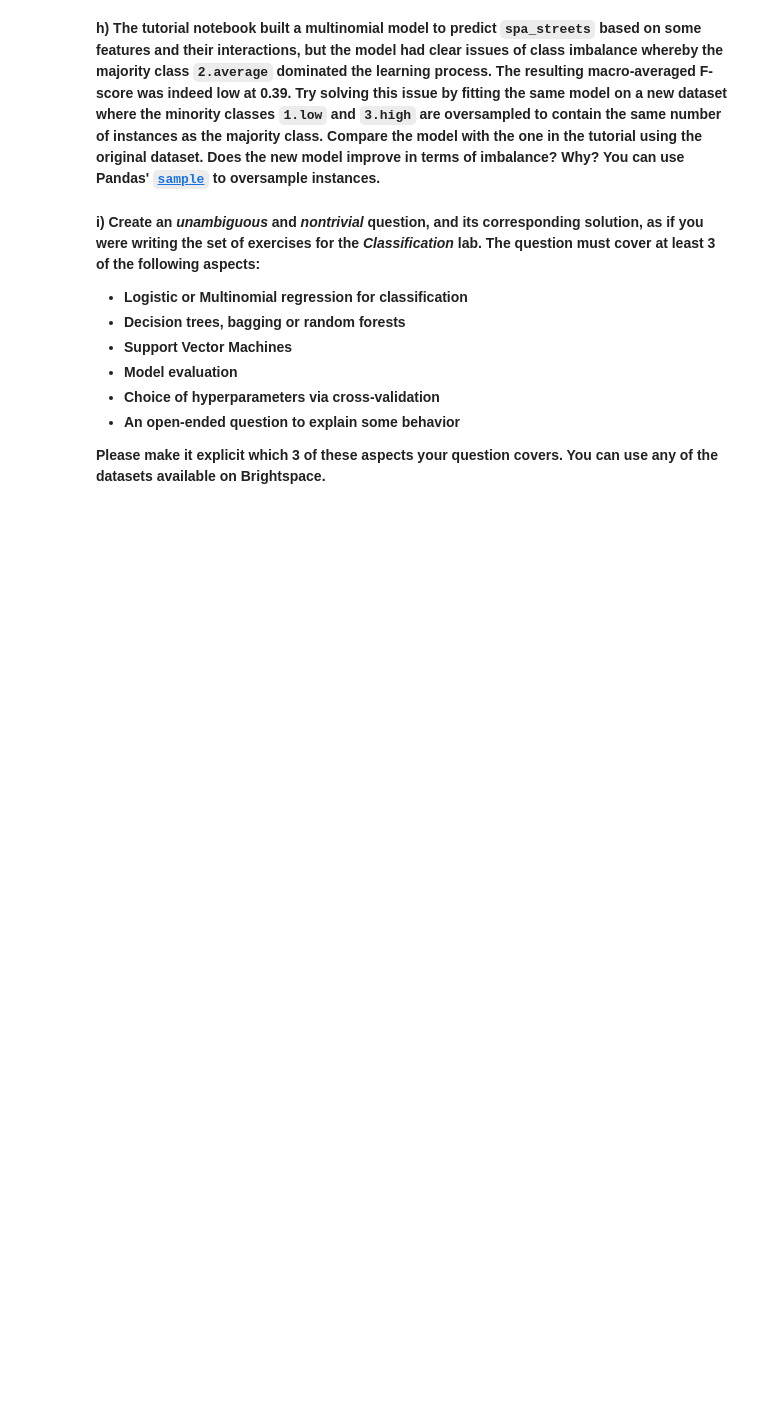
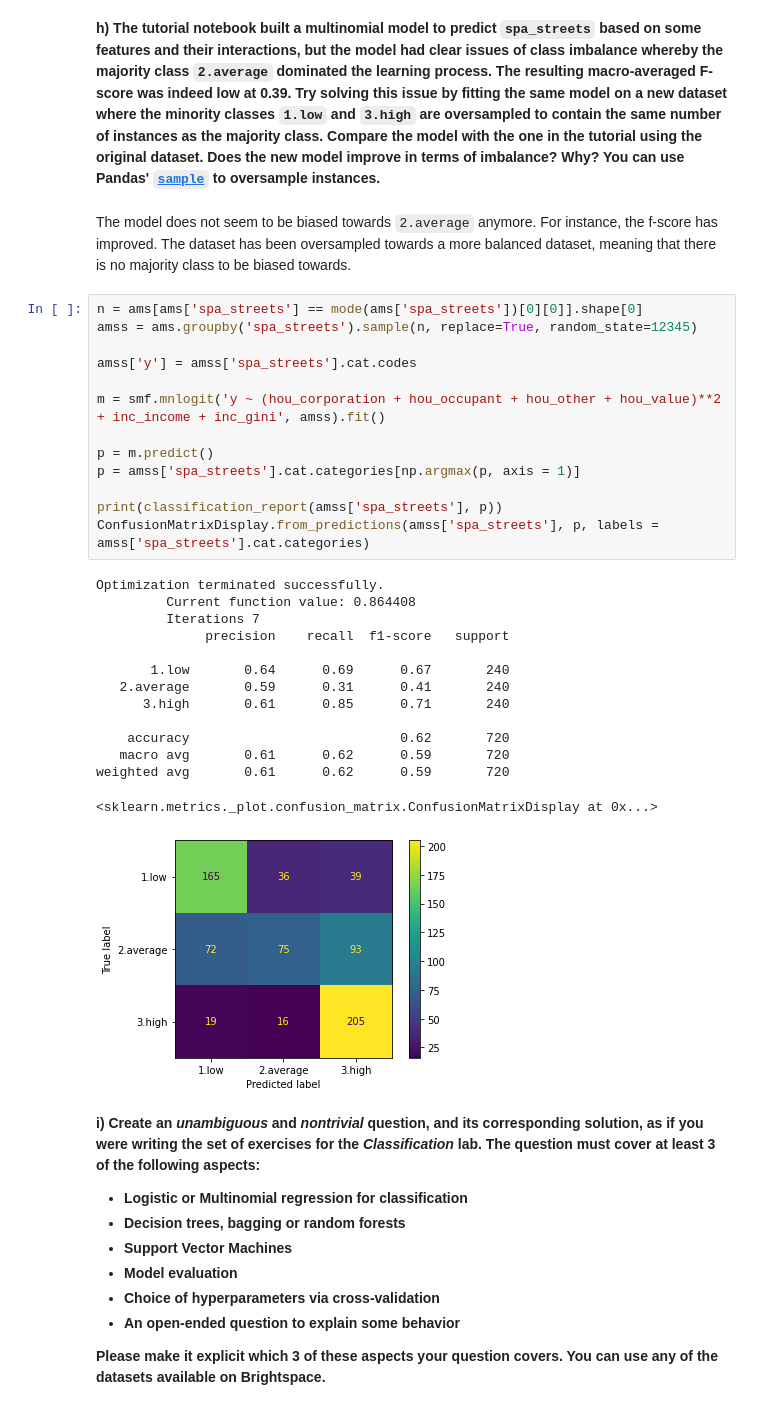
Before and after one commit to Gogonemnem/tu-delft-assignments, a Jupyter notebook: assignment6/classification.exercises_b.ipynb, the cells around one changed output. Saved outputs shown, nothing was run; the diff lists cells and outputs as text; blank space fills up the shorter version.

```diff
--- a/assignment6/classification.exercises_b.ipynb
+++ b/assignment6/classification.exercises_b.ipynb
@@ -237,5 +349,35 @@ p
 # %% [markdown]
 **h) The tutorial notebook built a multinomial model to predict `spa_streets` based on some features and their interactions, but the model had clear issues of class imbalance whereby the majority class `2.average` dominated the learning process. The resulting macro-averaged F-score was indeed low at 0.39. Try solving this issue by fitting the same model on a new dataset where the minority classes `1.low` and `3.high` are oversampled to contain the same number of instances as the majority class. Compare the model with the one in the tutorial using the original dataset. Does the new model improve in terms of imbalance? Why? You can use Pandas' [`sample`](https://pandas.pydata.org/docs/reference/api/pandas.core.groupby.DataFrameGroupBy.sample.html) to oversample instances.**
+# %% [markdown]
+The model does not seem to be biased towards `2.average` anymore. For instance, the f-score has improved. The dataset has been oversampled towards a more balanced dataset, meaning that there is no majority class to be biased towards.
+# %%
+n = ams[ams['spa_streets'] == mode(ams['spa_streets'])[0][0]].shape[0]
+amss = ams.groupby('spa_streets').sample(n, replace=True, random_state=12345)
+
+amss['y'] = amss['spa_streets'].cat.codes
+
+m = smf.mnlogit('y ~ (hou_corporation + hou_occupant + hou_other + hou_value)**2 + inc_income + inc_gini', amss).fit()
+
+p = m.predict()
+p = amss['spa_streets'].cat.categories[np.argmax(p, axis = 1)]
+
+print(classification_report(amss['spa_streets'], p))
+ConfusionMatrixDisplay.from_predictions(amss['spa_streets'], p, labels = amss['spa_streets'].cat.categories)
+# %% [output]
+Optimization terminated successfully.
+         Current function value: 0.864408
+         Iterations 7
+              precision    recall  f1-score   support
+
+       1.low       0.64      0.69      0.67       240
+   2.average       0.59      0.31      0.41       240
+      3.high       0.61      0.85      0.71       240
+
+    accuracy                           0.62       720
+   macro avg       0.61      0.62      0.59       720
+weighted avg       0.61      0.62      0.59       720
+<sklearn.metrics._plot.confusion_matrix.ConfusionMatrixDisplay at 0x...>
+[figure, added]
 # %% [markdown]
 **i) Create an _unambiguous_ and _nontrivial_ question, and its corresponding solution, as if you were writing the set of exercises for the _Classification_ lab. The question must cover at least 3 of the following aspects:**
 
```
Also changed, not shown: parts of 8 cells of this notebook.
